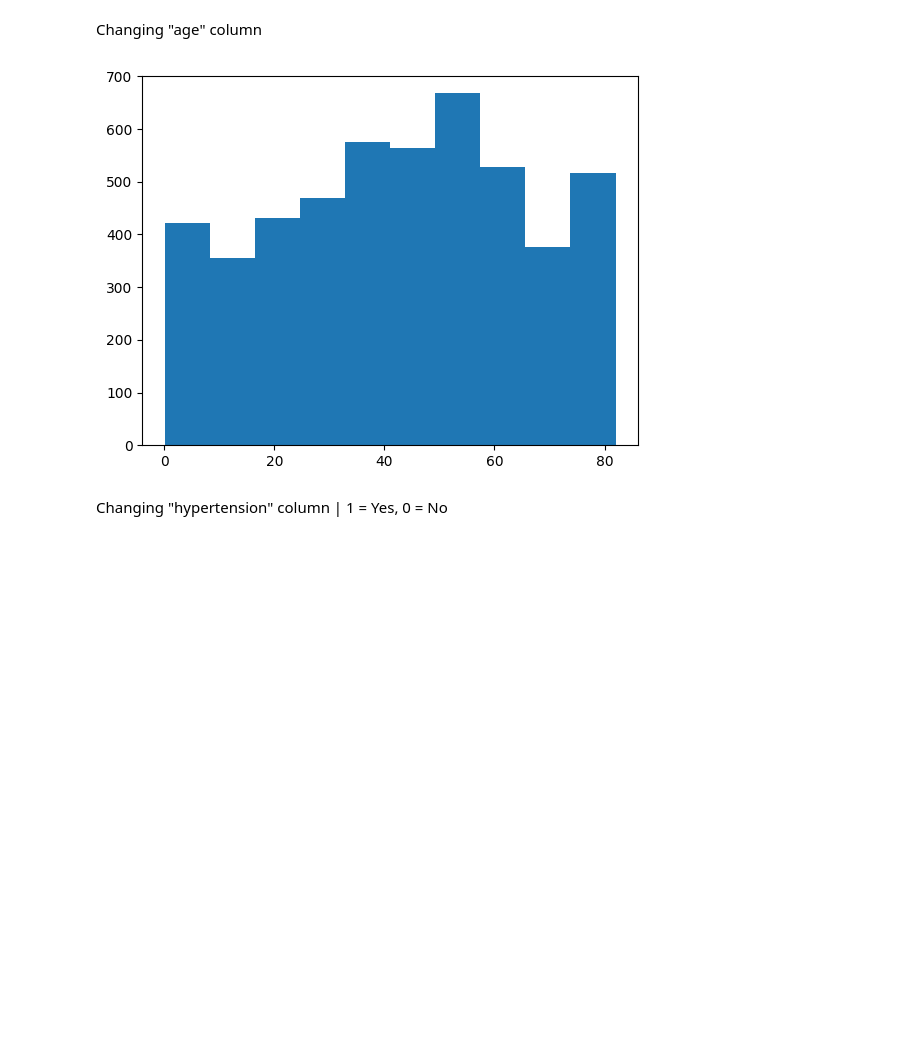
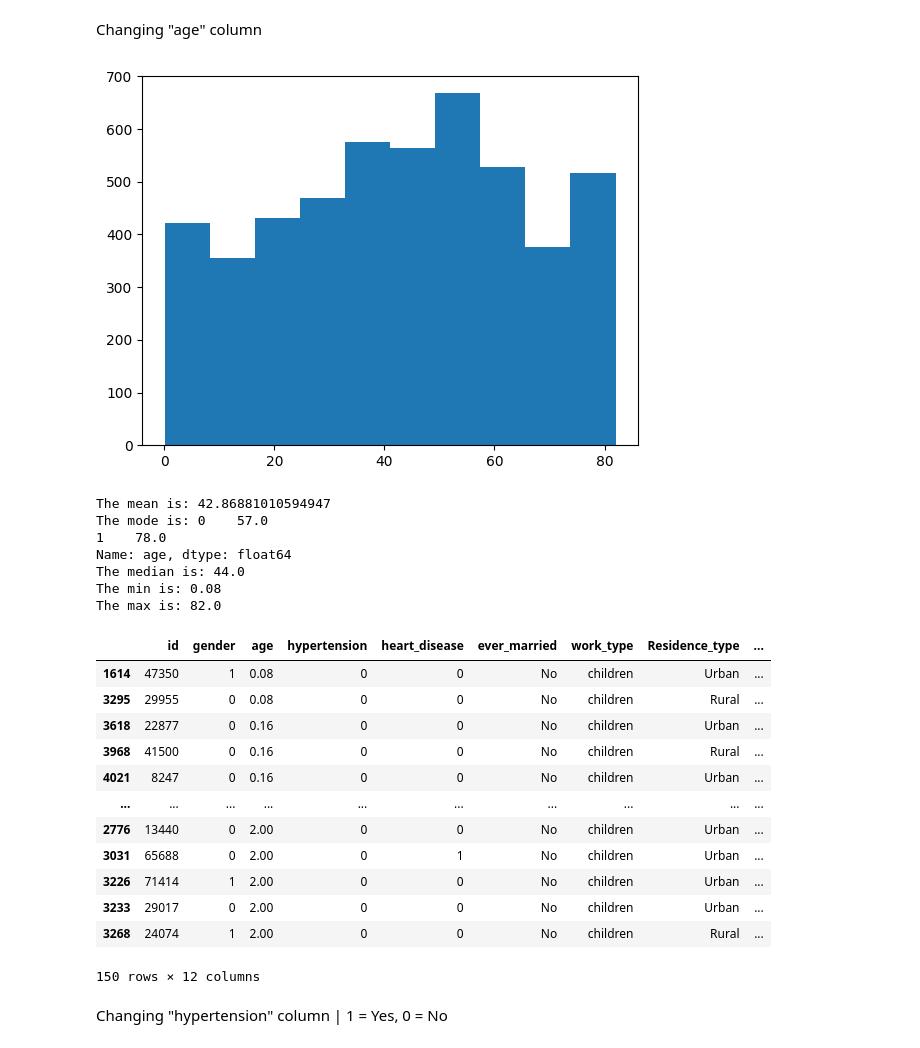
Before and after one commit to lewkevin6/4900, a Jupyter notebook: data_visualization.ipynb, the cells around one changed output. Saved outputs shown, nothing was run; the diff lists cells and outputs as text; code cells hidden in the pictures; blank space fills up the shorter version.

```diff
--- a/data_visualization.ipynb
+++ b/data_visualization.ipynb
@@ -75,13 +75,43 @@ memory usage: 498.5+ KB
 None
 # %% [markdown]
 Changing "age" column
-# %%
-#Look at second feature: gender
-plt.hist(new_data["age"])
-
-plt.show()
-# %% [output]
-[figure, removed]
+# %%
+#Look at second feature: gender
+plt.hist(new_data["age"])
+
+plt.show()
+
+print("The mean is:",new_data["age"].mean())
+print("The mode is:",new_data["age"].mode())
+print("The median is:",new_data["age"].median())
+#Age being 0.08 is questionable
+print("The min is:",new_data["age"].min())
+print("The max is:",new_data["age"].max())
+
+
+new_data.nsmallest(150, 'age')
+# %% [output]
+[figure, added]
+The mean is: 42.86881010594947
+The mode is: 0    57.0
+1    78.0
+Name: age, dtype: float64
+The median is: 44.0
+The min is: 0.08
+The max is: 82.0
+|  | id | gender | age | hypertension | heart_disease | ever_married | work_type | Residence_type | ... |
+| 1614 | 47350 | 1 | 0.08 | 0 | 0 | No | children | Urban | ... |
+| 3295 | 29955 | 0 | 0.08 | 0 | 0 | No | children | Rural | ... |
+| 3618 | 22877 | 0 | 0.16 | 0 | 0 | No | children | Urban | ... |
+| 3968 | 41500 | 0 | 0.16 | 0 | 0 | No | children | Rural | ... |
+| 4021 | 8247 | 0 | 0.16 | 0 | 0 | No | children | Urban | ... |
+| ... | ... | ... | ... | ... | ... | ... | ... | ... | ... |
+| 2776 | 13440 | 0 | 2.00 | 0 | 0 | No | children | Urban | ... |
+| 3031 | 65688 | 0 | 2.00 | 0 | 1 | No | children | Urban | ... |
+| 3226 | 71414 | 1 | 2.00 | 0 | 0 | No | children | Urban | ... |
+| 3233 | 29017 | 0 | 2.00 | 0 | 0 | No | children | Urban | ... |
+| 3268 | 24074 | 1 | 2.00 | 0 | 0 | No | children | Rural | ... |
+150 rows × 12 columns
 # %% [markdown]
 Changing "hypertension" column | 1 = Yes, 0 = No
 # %%
```
Also changed, not shown: parts of 10 cells of this notebook, 2 other files.
